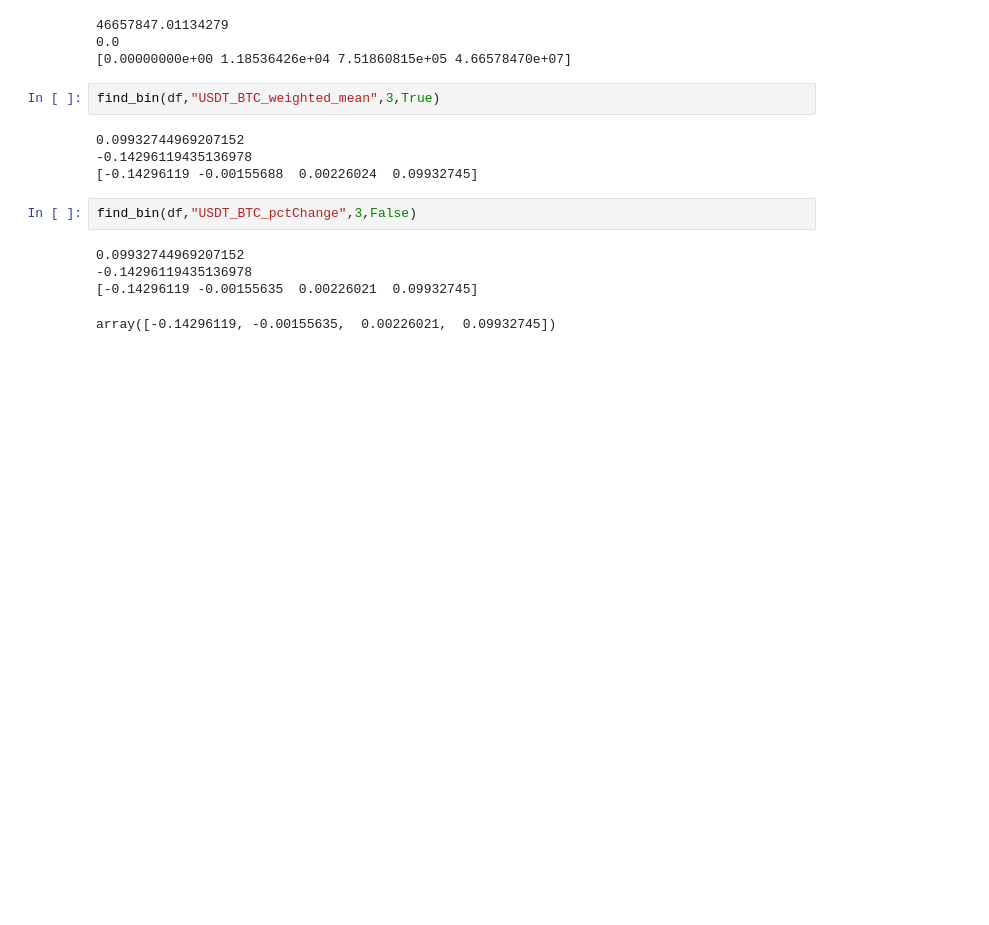
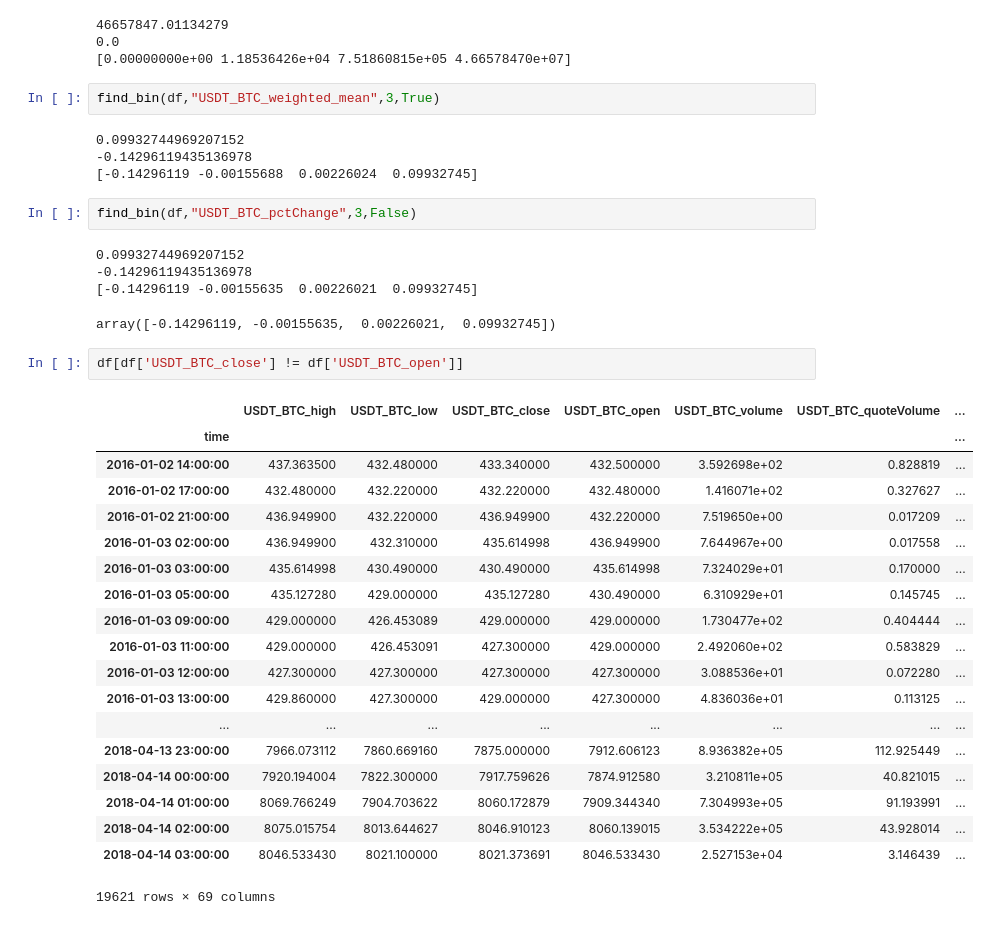
Before and after one commit to yws12/CS341_cryptocurrency_prediction, a Jupyter notebook: Preprocessing/create_labels.ipynb, the cells around one changed output. Drawn from its saved outputs; the diff is of its cells as text; blank space fills up the shorter version.

```diff
--- a/Preprocessing/create_labels.ipynb
+++ b/Preprocessing/create_labels.ipynb
@@ -119,3 +151,25 @@ find_bin(df,"USDT_BTC_pctChange",3,False)
 -0.14296119435136978
 [-0.14296119 -0.00155635  0.00226021  0.09932745]
 array([-0.14296119, -0.00155635,  0.00226021,  0.09932745])
+# %%
+df[df['USDT_BTC_close'] != df['USDT_BTC_open']]
+# %% [output]
+|  | USDT_BTC_high | USDT_BTC_low | USDT_BTC_close | USDT_BTC_open | USDT_BTC_volume | USDT_BTC_quoteVolume | ... |
+| time |  |  |  |  |  |  | ... |
+| 2016-01-02 14:00:00 | 437.363500 | 432.480000 | 433.340000 | 432.500000 | 3.592698e+02 | 0.828819 | ... |
+| 2016-01-02 17:00:00 | 432.480000 | 432.220000 | 432.220000 | 432.480000 | 1.416071e+02 | 0.327627 | ... |
+| 2016-01-02 21:00:00 | 436.949900 | 432.220000 | 436.949900 | 432.220000 | 7.519650e+00 | 0.017209 | ... |
+| 2016-01-03 02:00:00 | 436.949900 | 432.310000 | 435.614998 | 436.949900 | 7.644967e+00 | 0.017558 | ... |
+| 2016-01-03 03:00:00 | 435.614998 | 430.490000 | 430.490000 | 435.614998 | 7.324029e+01 | 0.170000 | ... |
+| 2016-01-03 05:00:00 | 435.127280 | 429.000000 | 435.127280 | 430.490000 | 6.310929e+01 | 0.145745 | ... |
+| 2016-01-03 09:00:00 | 429.000000 | 426.453089 | 429.000000 | 429.000000 | 1.730477e+02 | 0.404444 | ... |
+| 2016-01-03 11:00:00 | 429.000000 | 426.453091 | 427.300000 | 429.000000 | 2.492060e+02 | 0.583829 | ... |
+| 2016-01-03 12:00:00 | 427.300000 | 427.300000 | 427.300000 | 427.300000 | 3.088536e+01 | 0.072280 | ... |
+| 2016-01-03 13:00:00 | 429.860000 | 427.300000 | 429.000000 | 427.300000 | 4.836036e+01 | 0.113125 | ... |
+| ... | ... | ... | ... | ... | ... | ... | ... |
+| 2018-04-13 23:00:00 | 7966.073112 | 7860.669160 | 7875.000000 | 7912.606123 | 8.936382e+05 | 112.925449 | ... |
+| 2018-04-14 00:00:00 | 7920.194004 | 7822.300000 | 7917.759626 | 7874.912580 | 3.210811e+05 | 40.821015 | ... |
+| 2018-04-14 01:00:00 | 8069.766249 | 7904.703622 | 8060.172879 | 7909.344340 | 7.304993e+05 | 91.193991 | ... |
+| 2018-04-14 02:00:00 | 8075.015754 | 8013.644627 | 8046.910123 | 8060.139015 | 3.534222e+05 | 43.928014 | ... |
+| 2018-04-14 03:00:00 | 8046.533430 | 8021.100000 | 8021.373691 | 8046.533430 | 2.527153e+04 | 3.146439 | ... |
+19621 rows × 69 columns
```
Also changed, not shown: parts of 7 cells of this notebook, 1 other file.
